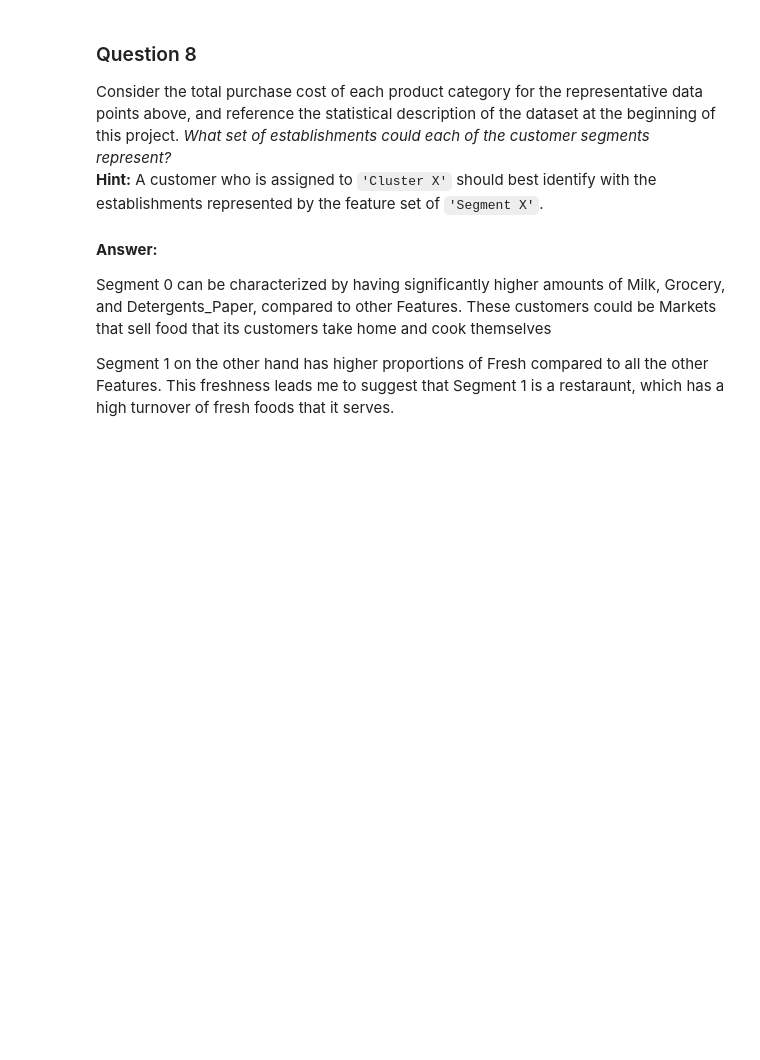
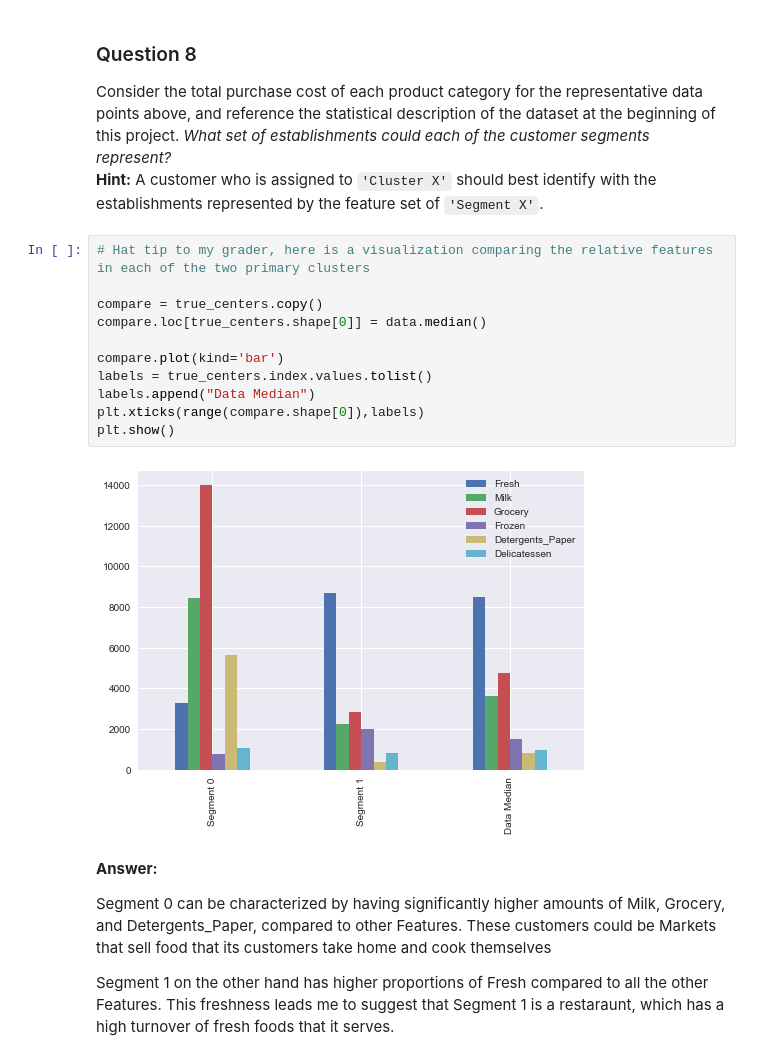
Before and after one commit to kytrick/machine-learning, a Jupyter notebook: projects/customer_segments/customer_segments.ipynb, the cells around one changed output. Saved outputs shown, nothing was run; the diff lists cells and outputs as text; blank space fills up the shorter version.

```diff
--- a/projects/customer_segments/customer_segments.ipynb
+++ b/projects/customer_segments/customer_segments.ipynb
@@ -525,6 +554,19 @@ display(true_centers)
 ### Question 8
 Consider the total purchase cost of each product category for the representative data points above, and reference the statistical description of the dataset at the beginning of this project. *What set of establishments could each of the customer segments represent?*
 **Hint:** A customer who is assigned to `'Cluster X'` should best identify with the establishments represented by the feature set of `'Segment X'`.
+# %%
+# Hat tip to my grader, here is a visualization comparing the relative features in each of the two primary clusters
+
+compare = true_centers.copy()
+compare.loc[true_centers.shape[0]] = data.median()
+
+compare.plot(kind='bar')
+labels = true_centers.index.values.tolist()
+labels.append("Data Median")
+plt.xticks(range(compare.shape[0]),labels)
+plt.show()
+# %% [output]
+[figure, added]
 # %% [markdown]
 **Answer:**
 
```
Also changed, not shown: parts of 10 cells of this notebook, 1 other file.
